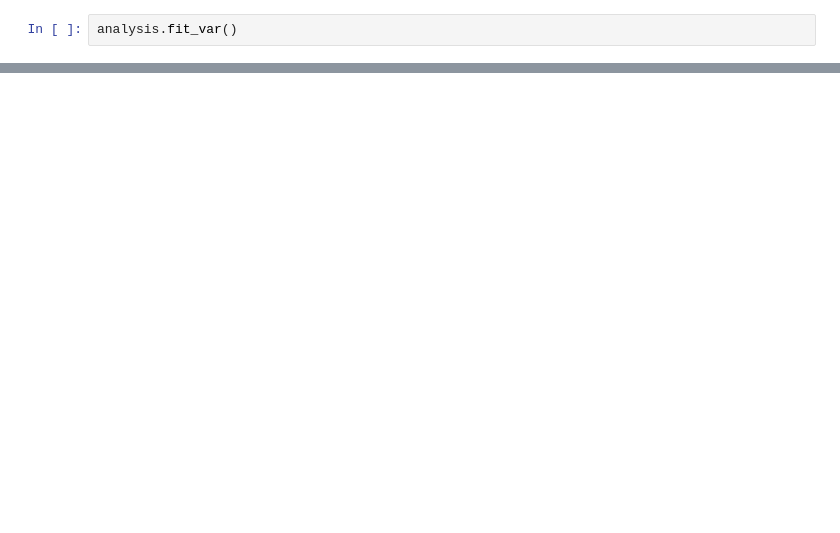
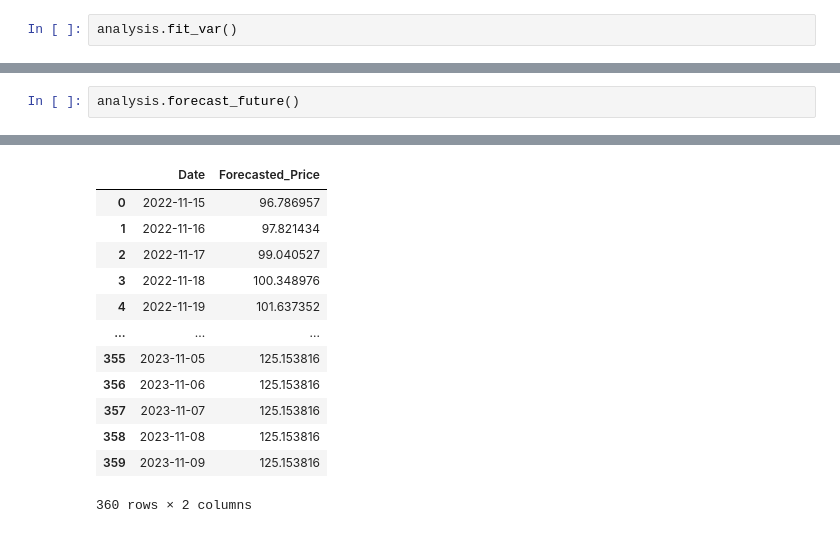
Before and after one commit to Endekalu777/OilMarketInsights, a Jupyter notebook: notebooks/price_forecast.ipynb, the cells around one changed output, grey strips where cells are left out. Drawn from its saved outputs; the diff is of its cells as text; blank space fills up the shorter version.

```diff
--- a/notebooks/price_forecast.ipynb
+++ b/notebooks/price_forecast.ipynb
@@ -72,0 +82,3 @@ analysis.plot_all_results()
+# %%
+analysis.forecast_future()
+# %% [output]
@@ -72,0 +102,13 @@ analysis.plot_all_results()
+|  | Date | Forecasted_Price |
+| 0 | 2022-11-15 | 96.786957 |
+| 1 | 2022-11-16 | 97.821434 |
+| 2 | 2022-11-17 | 99.040527 |
+| 3 | 2022-11-18 | 100.348976 |
+| 4 | 2022-11-19 | 101.637352 |
+| ... | ... | ... |
+| 355 | 2023-11-05 | 125.153816 |
+| 356 | 2023-11-06 | 125.153816 |
+| 357 | 2023-11-07 | 125.153816 |
+| 358 | 2023-11-08 | 125.153816 |
+| 359 | 2023-11-09 | 125.153816 |
+360 rows × 2 columns
```
Also changed, not shown: parts of 6 cells of this notebook, 2 other files.
